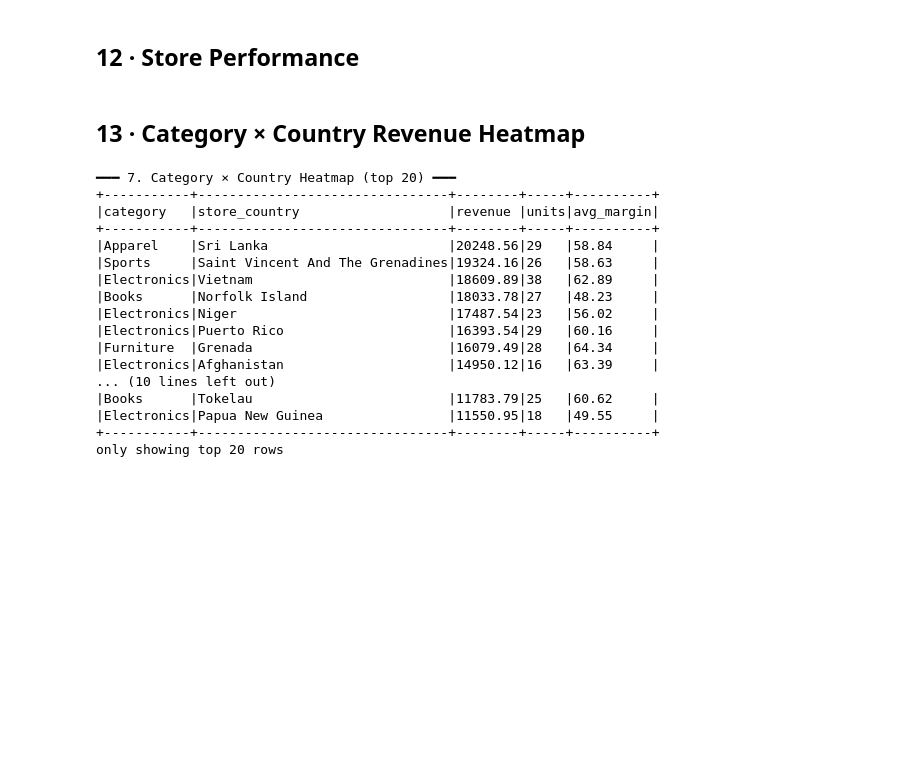
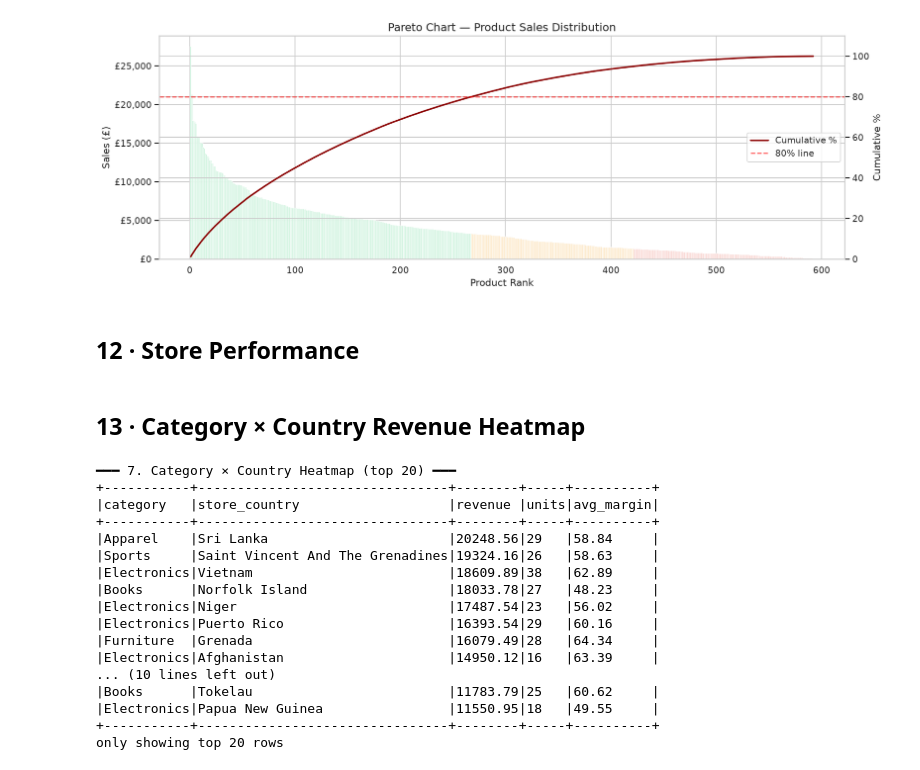
Before and after one commit to SiddiqueDataEng/spark_dataPro, a Jupyter notebook: notebooks/full_analytics.ipynb, the cells around one changed output. Drawn from its saved outputs; the diff is of its cells as text; code cells hidden in the pictures; blank space fills up the shorter version.

```diff
--- a/notebooks/full_analytics.ipynb
+++ b/notebooks/full_analytics.ipynb
@@ -555,3 +602,27 @@ plt.tight_layout(); plt.show()
+# %%
+# Pareto cumulative curve
+pareto_pdf = adv["pareto_analysis"].toPandas()
+pareto_pdf["cumulative_percentage"] = pd.to_numeric(pareto_pdf["cumulative_percentage"], errors="coerce")
+pareto_pdf["total_sales"] = pd.to_numeric(pareto_pdf["total_sales"], errors="coerce")
+pareto_pdf = pareto_pdf.sort_values("rank")
+
+fig2, ax1 = plt.subplots(figsize=(14, 5))
+ax1.bar(pareto_pdf["rank"], pareto_pdf["total_sales"],
+        color=[colors.get(c,"grey") for c in pareto_pdf["pareto_category"]], alpha=0.8)
+ax1.set_xlabel("Product Rank"); ax1.set_ylabel("Sales (£)")
+ax1.yaxis.set_major_formatter(mticker.FuncFormatter(lambda x,_: f"£{x:,.0f}"))
+
+ax2 = ax1.twinx()
+ax2.plot(pareto_pdf["rank"], pareto_pdf["cumulative_percentage"],
+         color="darkred", linewidth=2, label="Cumulative %")
+ax2.axhline(80, color="red", linestyle="--", alpha=0.6, label="80% line")
+ax2.set_ylabel("Cumulative %"); ax2.set_ylim(0, 110)
+ax2.legend(loc="center right")
+
+ax1.set_title("Pareto Chart — Product Sales Distribution")
+plt.tight_layout(); plt.show()
+# %% [output]
+[figure, added]
 # %% [markdown]
 ## 12 · Store Performance
 # %%
```
Also changed, not shown: parts of 77 cells of this notebook.
